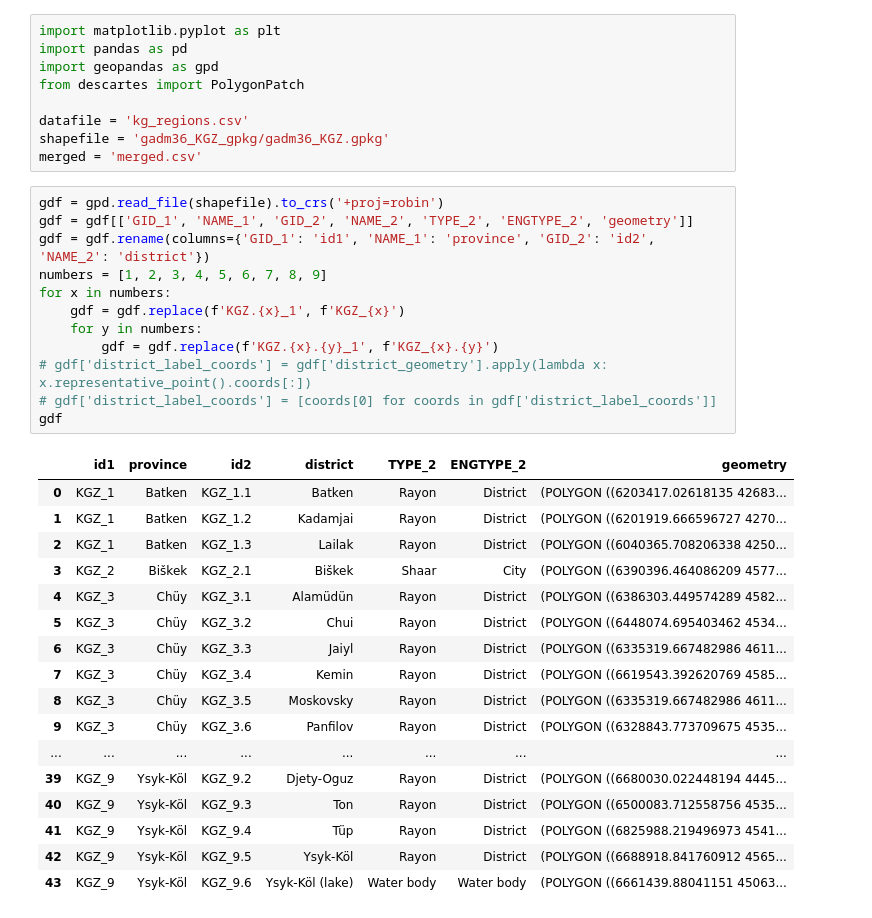
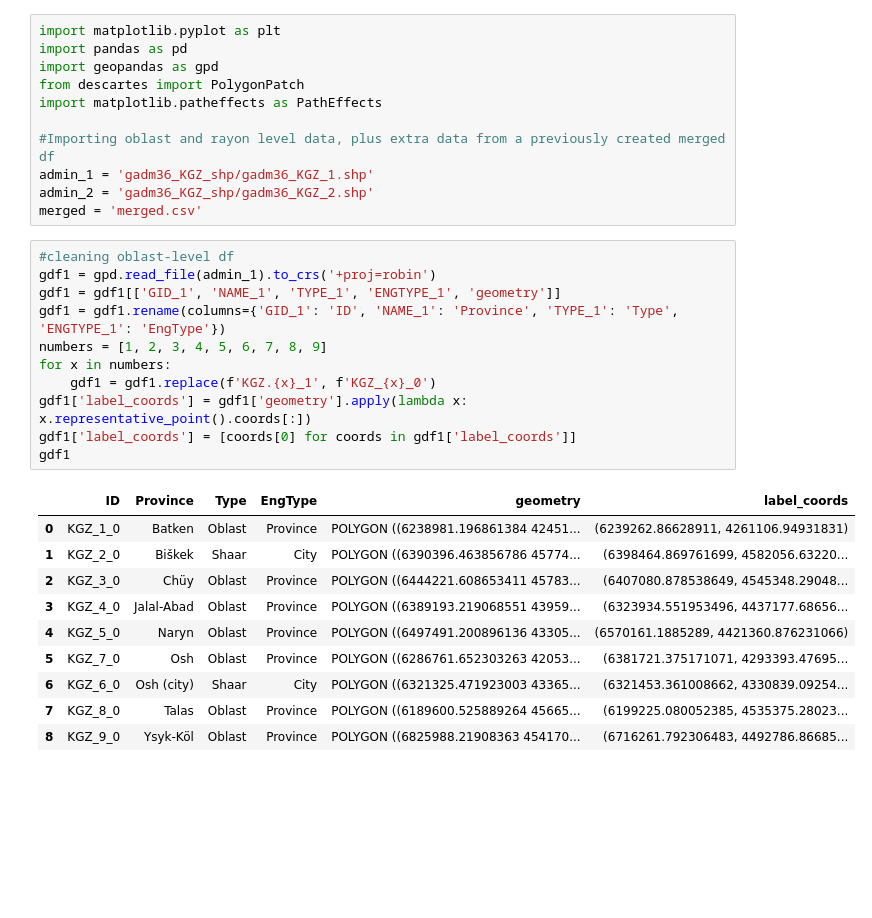
Before and after one commit to Adigine/JashStan-Youth-Peace-Building, a Jupyter notebook: Maps/kg_admin_1&2.ipynb, the cells around one changed output. Saved outputs shown, nothing was run; the diff lists cells and outputs as text; blank space fills up the shorter version.

```diff
--- a/Maps/kg_admin_1&2.ipynb
+++ b/Maps/kg_admin_1&2.ipynb
@@ -3,37 +3,31 @@ import matplotlib.pyplot as plt
 import pandas as pd
 import geopandas as gpd
 from descartes import PolygonPatch
+import matplotlib.patheffects as PathEffects
 
-datafile = 'kg_regions.csv'
-shapefile = 'gadm36_KGZ_gpkg/gadm36_KGZ.gpkg'
+#Importing oblast and rayon level data, plus extra data from a previously created merged df
+admin_1 = 'gadm36_KGZ_shp/gadm36_KGZ_1.shp'
+admin_2 = 'gadm36_KGZ_shp/gadm36_KGZ_2.shp'
 merged = 'merged.csv'
 # %%
-gdf = gpd.read_file(shapefile).to_crs('+proj=robin')
-gdf = gdf[['GID_1', 'NAME_1', 'GID_2', 'NAME_2', 'TYPE_2', 'ENGTYPE_2', 'geometry']]
-gdf = gdf.rename(columns={'GID_1': 'id1', 'NAME_1': 'province', 'GID_2': 'id2', 'NAME_2': 'district'})
+#cleaning oblast-level df
+gdf1 = gpd.read_file(admin_1).to_crs('+proj=robin')
+gdf1 = gdf1[['GID_1', 'NAME_1', 'TYPE_1', 'ENGTYPE_1', 'geometry']]
+gdf1 = gdf1.rename(columns={'GID_1': 'ID', 'NAME_1': 'Province', 'TYPE_1': 'Type', 'ENGTYPE_1': 'EngType'})
 numbers = [1, 2, 3, 4, 5, 6, 7, 8, 9]
 for x in numbers:
-    gdf = gdf.replace(f'KGZ.{x}_1', f'KGZ_{x}')
-    for y in numbers:
-        gdf = gdf.replace(f'KGZ.{x}.{y}_1', f'KGZ_{x}.{y}')
-# gdf['district_label_coords'] = gdf['district_geometry'].apply(lambda x: x.representative_point().coords[:])
-# gdf['district_label_coords'] = [coords[0] for coords in gdf['district_label_coords']]
-gdf
+    gdf1 = gdf1.replace(f'KGZ.{x}_1', f'KGZ_{x}_0')
+gdf1['label_coords'] = gdf1['geometry'].apply(lambda x: x.representative_point().coords[:])
+gdf1['label_coords'] = [coords[0] for coords in gdf1['label_coords']]
+gdf1
 # %% [output]
-|  | id1 | province | id2 | district | TYPE_2 | ENGTYPE_2 | geometry |
-| 0 | KGZ_1 | Batken | KGZ_1.1 | Batken | Rayon | District | (POLYGON ((6203417.02618135 42683... |
-| 1 | KGZ_1 | Batken | KGZ_1.2 | Kadamjai | Rayon | District | (POLYGON ((6201919.666596727 4270... |
-| 2 | KGZ_1 | Batken | KGZ_1.3 | Lailak | Rayon | District | (POLYGON ((6040365.708206338 4250... |
-| 3 | KGZ_2 | Biškek | KGZ_2.1 | Biškek | Shaar | City | (POLYGON ((6390396.464086209 4577... |
-| 4 | KGZ_3 | Chüy | KGZ_3.1 | Alamüdün | Rayon | District | (POLYGON ((6386303.449574289 4582... |
-| 5 | KGZ_3 | Chüy | KGZ_3.2 | Chui | Rayon | District | (POLYGON ((6448074.695403462 4534... |
-| 6 | KGZ_3 | Chüy | KGZ_3.3 | Jaiyl | Rayon | District | (POLYGON ((6335319.667482986 4611... |
-| 7 | KGZ_3 | Chüy | KGZ_3.4 | Kemin | Rayon | District | (POLYGON ((6619543.392620769 4585... |
-| 8 | KGZ_3 | Chüy | KGZ_3.5 | Moskovsky | Rayon | District | (POLYGON ((6335319.667482986 4611... |
-| 9 | KGZ_3 | Chüy | KGZ_3.6 | Panfilov | Rayon | District | (POLYGON ((6328843.773709675 4535... |
-| ... | ... | ... | ... | ... | ... | ... | ... |
-| 39 | KGZ_9 | Ysyk-Köl | KGZ_9.2 | Djety-Oguz | Rayon | District | (POLYGON ((6680030.022448194 4445... |
-| 40 | KGZ_9 | Ysyk-Köl | KGZ_9.3 | Ton | Rayon | District | (POLYGON ((6500083.712558756 4535... |
-| 41 | KGZ_9 | Ysyk-Köl | KGZ_9.4 | Tüp | Rayon | District | (POLYGON ((6825988.219496973 4541... |
-| 42 | KGZ_9 | Ysyk-Köl | KGZ_9.5 | Ysyk-Köl | Rayon | District | (POLYGON ((6688918.841760912 4565... |
-| 43 | KGZ_9 | Ysyk-Köl | KGZ_9.6 | Ysyk-Köl (lake) | Water body | Water body | (POLYGON ((6661439.88041151 45063... |
+|  | ID | Province | Type | EngType | geometry | label_coords |
+| 0 | KGZ_1_0 | Batken | Oblast | Province | POLYGON ((6238981.196861384 42451... | (6239262.86628911, 4261106.94931831) |
+| 1 | KGZ_2_0 | Biškek | Shaar | City | POLYGON ((6390396.463856786 45774... | (6398464.869761699, 4582056.63220... |
+| 2 | KGZ_3_0 | Chüy | Oblast | Province | POLYGON ((6444221.608653411 45783... | (6407080.878538649, 4545348.29048... |
+| 3 | KGZ_4_0 | Jalal-Abad | Oblast | Province | POLYGON ((6389193.219068551 43959... | (6323934.551953496, 4437177.68656... |
+| 4 | KGZ_5_0 | Naryn | Oblast | Province | POLYGON ((6497491.200896136 43305... | (6570161.1885289, 4421360.876231066) |
+| 5 | KGZ_7_0 | Osh | Oblast | Province | POLYGON ((6286761.652303263 42053... | (6381721.375171071, 4293393.47695... |
+| 6 | KGZ_6_0 | Osh (city) | Shaar | City | POLYGON ((6321325.471923003 43365... | (6321453.361008662, 4330839.09254... |
+| 7 | KGZ_8_0 | Talas | Oblast | Province | POLYGON ((6189600.525889264 45665... | (6199225.080052385, 4535375.28023... |
+| 8 | KGZ_9_0 | Ysyk-Köl | Oblast | Province | POLYGON ((6825988.21908363 454170... | (6716261.792306483, 4492786.86685... |
```
Also changed, not shown: parts of 9 cells of this notebook, 6 other files.
